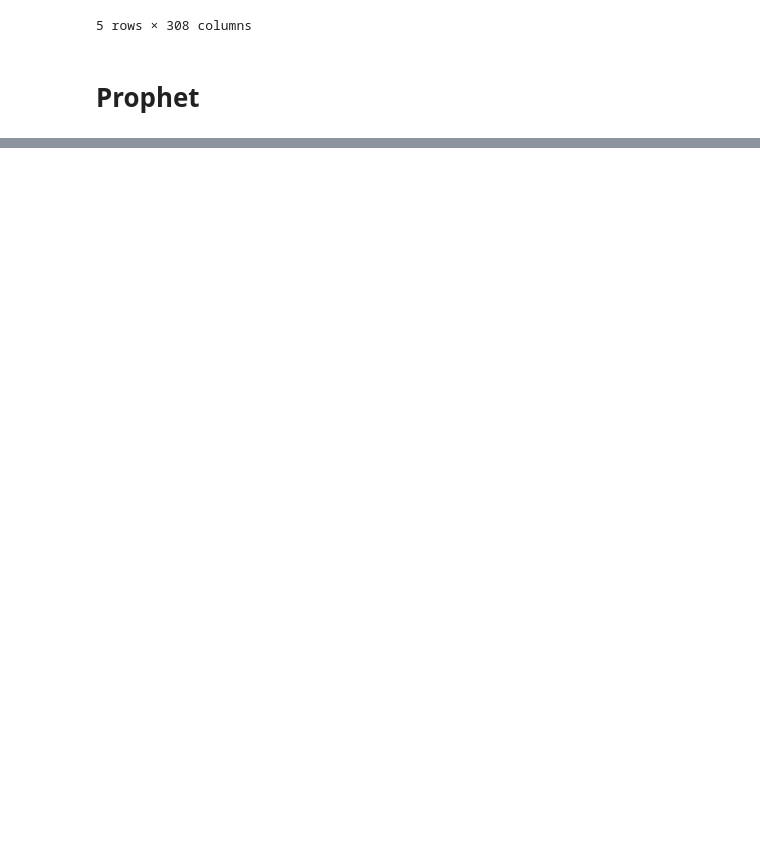
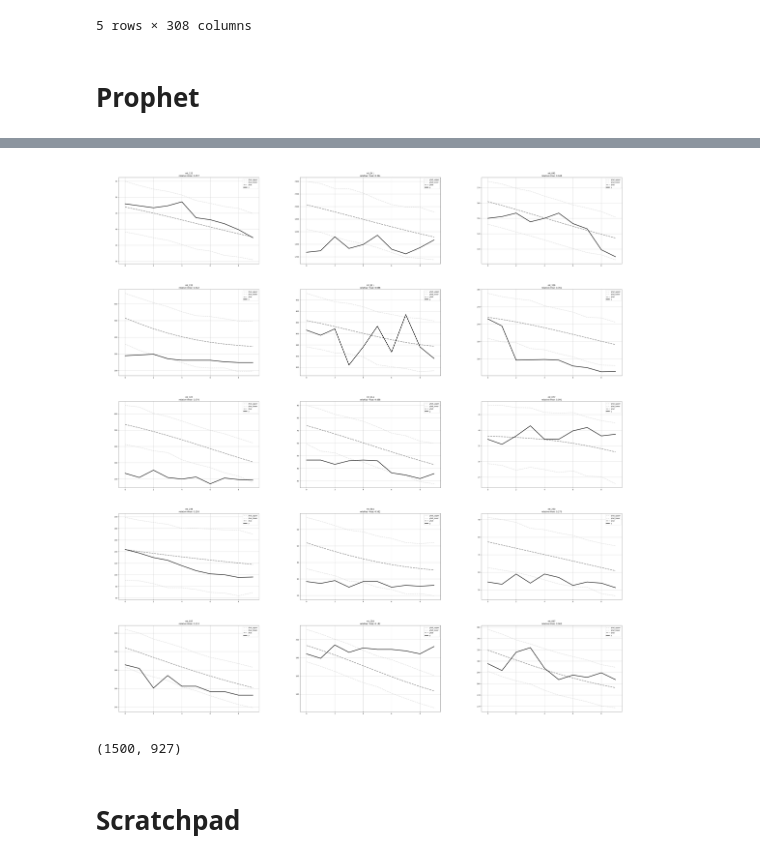
Before and after one commit to def-mycroft/zero-time-series-demo, a Jupyter notebook: notebooks/dev.ipynb, the cells around one changed output, grey strips where cells are left out. Saved outputs shown, nothing was run; the diff lists cells and outputs as text; code cells hidden in the pictures; blank space fills up the shorter version.

```diff
--- a/notebooks/dev.ipynb
+++ b/notebooks/dev.ipynb
@@ -32,0 +54,9 @@ from prophet import Prophet
+# %%
+# fit model for a selection of columns
+for col in cols:
+    sl_train, sl_test = md.train_test(MODEL_DATA, col, tail=tail)
+    model = ProphetModel(sl_train=sl_train, sl_test=sl_test, title=col)
+    model.fit_predict()
+    fig = model.plot_preds()
+    models[col] = copy(model)
+    graphs[col] = fig
@@ -32,0 +81,12 @@ from prophet import Prophet
+# %%
+fig = hp.create_image_grid(list(graphs.values()), cols=3, rows=5, resize=0.25)
+fig
+# %% [output]
+[figure, added]
+# %%
+x = hp.fig_to_pil(fig)
+x.size
+# %% [output]
+(1500, 927)
+# %% [markdown]
+# Scratchpad
```
Also changed, not shown: parts of 9 cells of this notebook, 2 other files.
